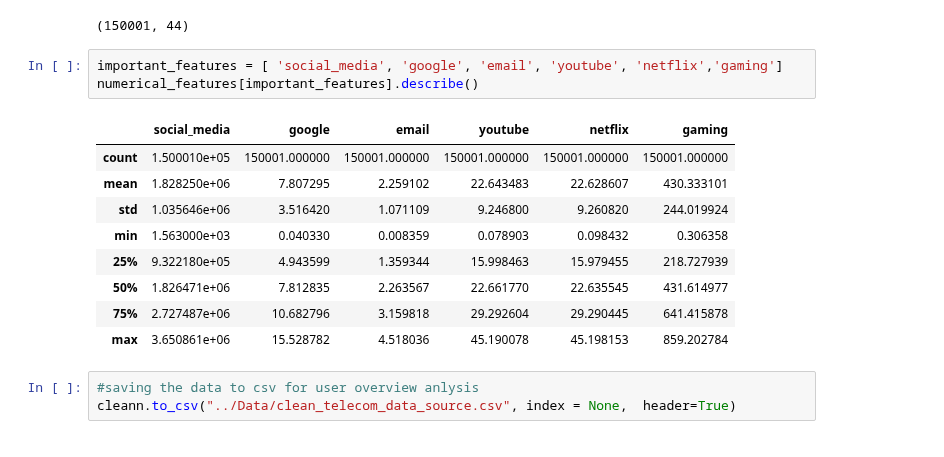
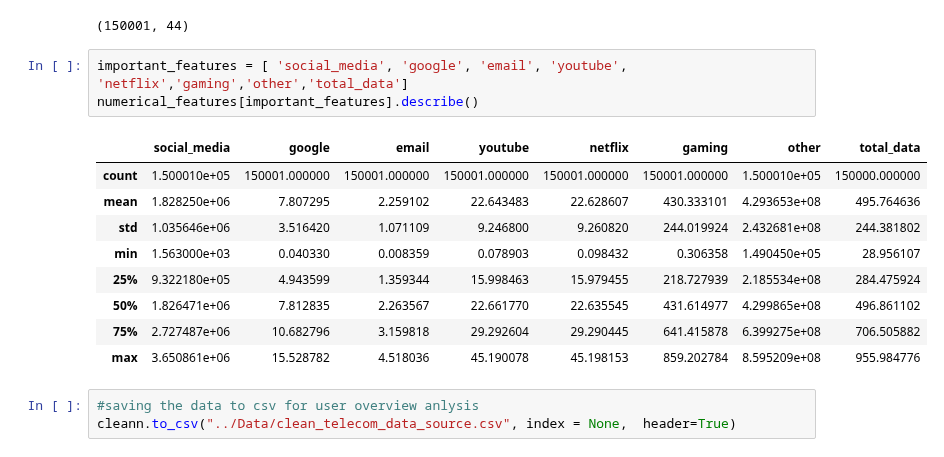
Before and after one commit to Melak2017/Telecommunication-Data-Analysis, a Jupyter notebook: Jup_Notebooks/Data_Exploration.ipynb, the cells around one changed output. Drawn from its saved outputs; the diff is of its cells as text.

```diff
--- a/Jup_Notebooks/Data_Exploration.ipynb
+++ b/Jup_Notebooks/Data_Exploration.ipynb
@@ -196,18 +196,18 @@ numerical_features.shape
 # %% [output]
 (150001, 44)
 # %%
-important_features = [ 'social_media', 'google', 'email', 'youtube', 'netflix','gaming']
+important_features = [ 'social_media', 'google', 'email', 'youtube', 'netflix','gaming','other','total_data']
 numerical_features[important_features].describe()
 # %% [output]
-|  | social_media | google | email | youtube | netflix | gaming |
-| count | 1.500010e+05 | 150001.000000 | 150001.000000 | 150001.000000 | 150001.000000 | 150001.000000 |
-| mean | 1.828250e+06 | 7.807295 | 2.259102 | 22.643483 | 22.628607 | 430.333101 |
-| std | 1.035646e+06 | 3.516420 | 1.071109 | 9.246800 | 9.260820 | 244.019924 |
-| min | 1.563000e+03 | 0.040330 | 0.008359 | 0.078903 | 0.098432 | 0.306358 |
-| 25% | 9.322180e+05 | 4.943599 | 1.359344 | 15.998463 | 15.979455 | 218.727939 |
-| 50% | 1.826471e+06 | 7.812835 | 2.263567 | 22.661770 | 22.635545 | 431.614977 |
-| 75% | 2.727487e+06 | 10.682796 | 3.159818 | 29.292604 | 29.290445 | 641.415878 |
-| max | 3.650861e+06 | 15.528782 | 4.518036 | 45.190078 | 45.198153 | 859.202784 |
+|  | social_media | google | email | youtube | netflix | gaming | other | total_data |
+| count | 1.500010e+05 | 150001.000000 | 150001.000000 | 150001.000000 | 150001.000000 | 150001.000000 | 1.500010e+05 | 150000.000000 |
+| mean | 1.828250e+06 | 7.807295 | 2.259102 | 22.643483 | 22.628607 | 430.333101 | 4.293653e+08 | 495.764636 |
+| std | 1.035646e+06 | 3.516420 | 1.071109 | 9.246800 | 9.260820 | 244.019924 | 2.432681e+08 | 244.381802 |
+| min | 1.563000e+03 | 0.040330 | 0.008359 | 0.078903 | 0.098432 | 0.306358 | 1.490450e+05 | 28.956107 |
+| 25% | 9.322180e+05 | 4.943599 | 1.359344 | 15.998463 | 15.979455 | 218.727939 | 2.185534e+08 | 284.475924 |
+| 50% | 1.826471e+06 | 7.812835 | 2.263567 | 22.661770 | 22.635545 | 431.614977 | 4.299865e+08 | 496.861102 |
+| 75% | 2.727487e+06 | 10.682796 | 3.159818 | 29.292604 | 29.290445 | 641.415878 | 6.399275e+08 | 706.505882 |
+| max | 3.650861e+06 | 15.528782 | 4.518036 | 45.190078 | 45.198153 | 859.202784 | 8.595209e+08 | 955.984776 |
 # %%
 #saving the data to csv for user overview anlysis
 cleann.to_csv("../Data/clean_telecom_data_source.csv", index = None,  header=True)
```
Also changed, not shown: parts of 4 cells of this notebook.
